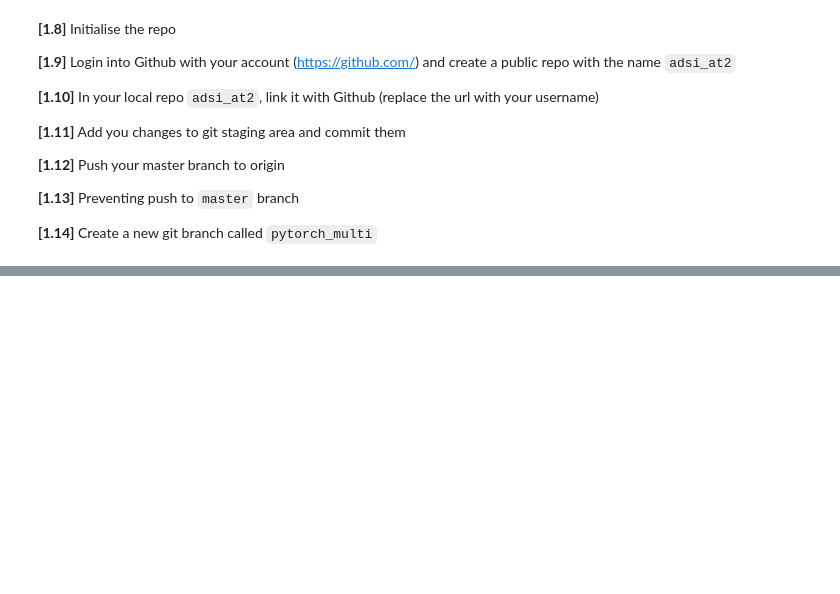
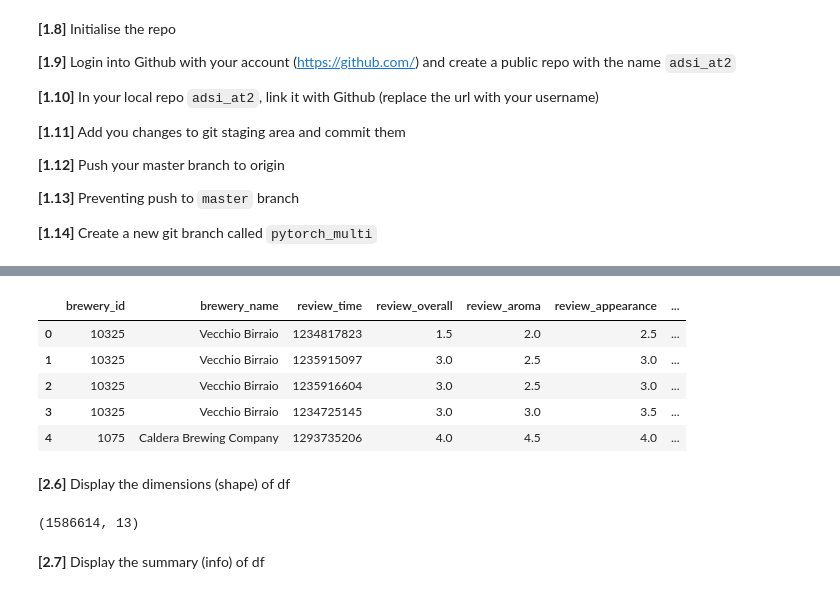
Before and after one commit to CazMayhem/adsi_at2_nn_api, a Jupyter notebook: notebooks/adsi_at2_1.ipynb, the cells around one changed output, grey strips where cells are left out. Cells and saved outputs as stored; diff of their text form; code cells hidden in the pictures; blank space fills up the shorter version.

```diff
--- a/notebooks/adsi_at2_1.ipynb
+++ b/notebooks/adsi_at2_1.ipynb
@@ -104,0 +124,30 @@ git checkout -b pytorch_mnist
+# %%
+# import the pandas and numpy packages
+import pandas as pd
+import numpy as np
+import time
+
+# only download once - link does not work here, download locally then move to ../data/raw
+# !wget -P ../data/raw https://drive.google.com/file/d/1vYyJL_IB6KjKCxuk9kg4vIMPGTtoX8Ek/view?usp=sharing
+
+# Load the data in a dataframe called df
+df = pd.read_csv('../data/raw/beer_reviews.csv')
+
+# Display the first 5 rows of df
+df.head()
+# %% [output]
+|  | brewery_id | brewery_name | review_time | review_overall | review_aroma | review_appearance | ... |
+| 0 | 10325 | Vecchio Birraio | 1234817823 | 1.5 | 2.0 | 2.5 | ... |
+| 1 | 10325 | Vecchio Birraio | 1235915097 | 3.0 | 2.5 | 3.0 | ... |
+| 2 | 10325 | Vecchio Birraio | 1235916604 | 3.0 | 2.5 | 3.0 | ... |
+| 3 | 10325 | Vecchio Birraio | 1234725145 | 3.0 | 3.0 | 3.5 | ... |
+| 4 | 1075 | Caldera Brewing Company | 1293735206 | 4.0 | 4.5 | 4.0 | ... |
+# %% [markdown]
+**[2.6]** Display the dimensions (shape) of df
+# %%
+# Display the dimensions (shape) of df
+df.shape
+# %% [output]
+(1586614, 13)
+# %% [markdown]
+**[2.7]** Display the summary (info) of df
```
Also changed, not shown: parts of 56 cells of this notebook, 2 other files.
